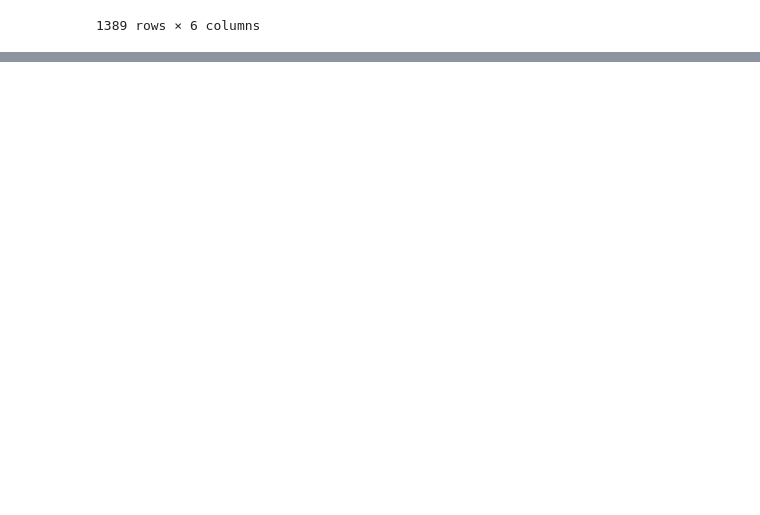
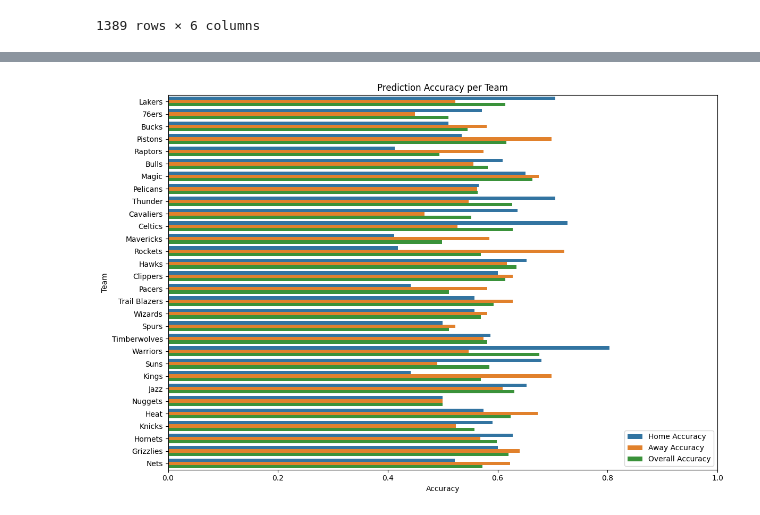
Before and after one commit to suhasp3/NBA-Betting-Model, a Jupyter notebook: modelx.ipynb, the cells around one changed output, grey strips where cells are left out. Saved outputs shown, nothing was run; the diff lists cells and outputs as text; code cells hidden in the pictures; blank space fills up the shorter version.

```diff
--- a/modelx.ipynb
+++ b/modelx.ipynb
@@ -267,0 +323,42 @@ plt.show()
+# %%
+# Function to compute accuracy for each team
+def compute_team_accuracy(df, team_col, actual_col, pred_col):
+    accuracies = {}
+    for team in df[team_col].unique():
+        team_df = df[df[team_col] == team]
+        acc = accuracy_score(team_df[actual_col], team_df[pred_col])
+        accuracies[team] = acc
+    return accuracies
+
+# Compute accuracy for home teams
+home_team_accuracies = compute_team_accuracy(test_games, 'HOME_TEAM_NAME', 'HOME_TEAM_WINS', 'HOME_TEAM_WINS_pred')
+home_accuracy_df = pd.DataFrame(list(home_team_accuracies.items()), columns=['Team', 'Home Accuracy'])
+
+# Compute accuracy for away teams (invert the win indicator)
+test_games['AWAY_TEAM_WINS'] = 1 - test_games['HOME_TEAM_WINS']
+test_games['AWAY_TEAM_WINS_pred'] = 1 - test_games['HOME_TEAM_WINS_pred']
+away_team_accuracies = compute_team_accuracy(test_games, 'VISITOR_TEAM_NAME', 'AWAY_TEAM_WINS', 'AWAY_TEAM_WINS_pred')
+away_accuracy_df = pd.DataFrame(list(away_team_accuracies.items()), columns=['Team', 'Away Accuracy'])
+
+# Merge home and away accuracies
+team_accuracy_df = pd.merge(home_accuracy_df, away_accuracy_df, on='Team')
+
+# Calculate overall accuracy
+team_accuracy_df['Overall Accuracy'] = (team_accuracy_df['Home Accuracy'] + team_accuracy_df['Away Accuracy']) / 2
+
+# Melt for plotting
+accuracy_melted = team_accuracy_df.melt(id_vars='Team', value_vars=['Home Accuracy', 'Away Accuracy', 'Overall Accuracy'],
+                                        var_name='Game Type', value_name='Accuracy')
+
+# Plot
+plt.figure(figsize=(12, 8))
+sns.barplot(data=accuracy_melted, x='Accuracy', y='Team', hue='Game Type')
+plt.title('Prediction Accuracy per Team')
+plt.xlabel('Accuracy')
+plt.ylabel('Team')
+plt.xlim(0, 1)
+plt.legend(loc='lower right')
+plt.tight_layout()
+plt.show()
+# %% [output]
+[figure, added]
```
Also changed, not shown: parts of 3 cells of this notebook.
